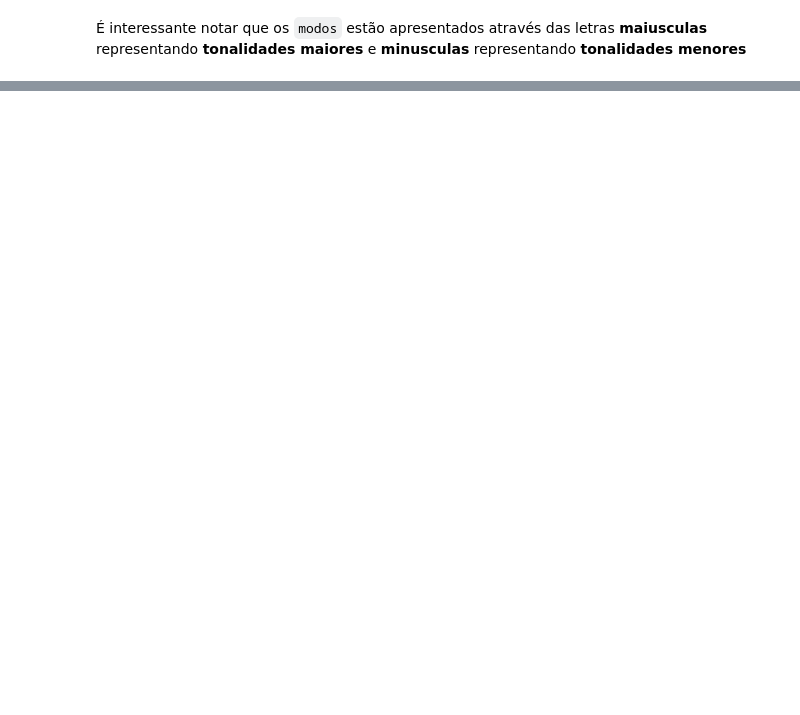
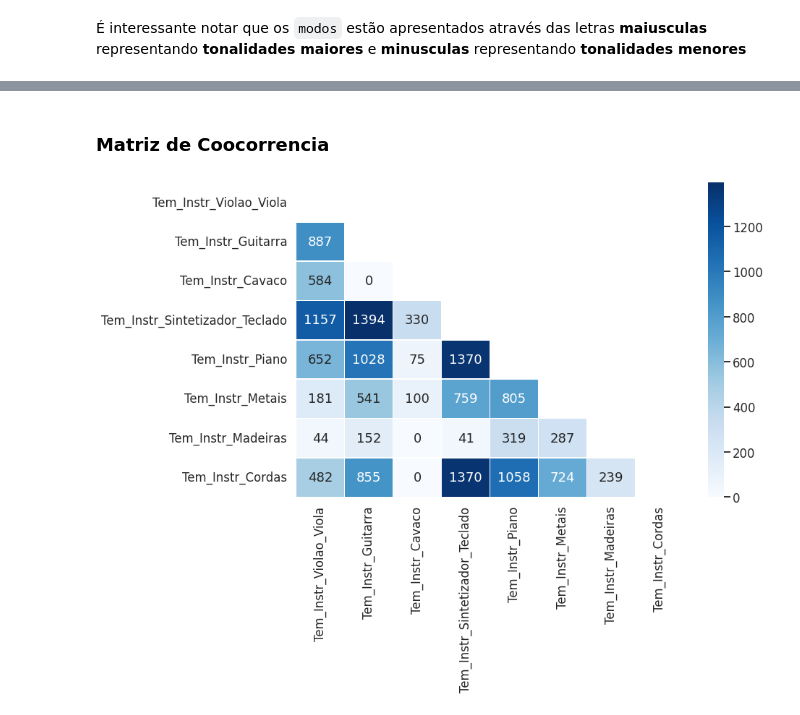
Before and after one commit to GoularteVinicius/music-inRecomendation, a Jupyter notebook: notebooks/01_AnalisesExploratorias.ipynb, the cells around one changed output, grey strips where cells are left out. Drawn from its saved outputs; the diff is of its cells as text; code cells hidden in the pictures; blank space fills up the shorter version.

```diff
--- a/notebooks/01_AnalisesExploratorias.ipynb
+++ b/notebooks/01_AnalisesExploratorias.ipynb
@@ -53,0 +214,17 @@ ax=sns.barplot(x="tonalidade",y="contagem", data=modos_counts)
+# %%
+inst=df.loc[:,'Tem_Instr_Violao_Viola':'Tem_Instr_Cordas']
+# %%
+inst=inst.astype(int)
+# %%
+inst=inst.T.dot(inst)
+# %% [markdown]
+### Matriz de Coocorrencia
+# %%
+sns.set_context('talk')
+mask = np.zeros_like(inst)
+mask[np.triu_indices_from(mask)] = True
+with sns.axes_style("white"):
+    f, ax = plt.subplots(figsize=(12, 8))
+    ax = sns.heatmap(inst, mask=mask,linewidths=.5, annot=True,fmt="d", cmap='Blues')
+# %% [output]
+[figure, added]
```
Also changed, not shown: parts of 34 cells of this notebook, 1 other file.
